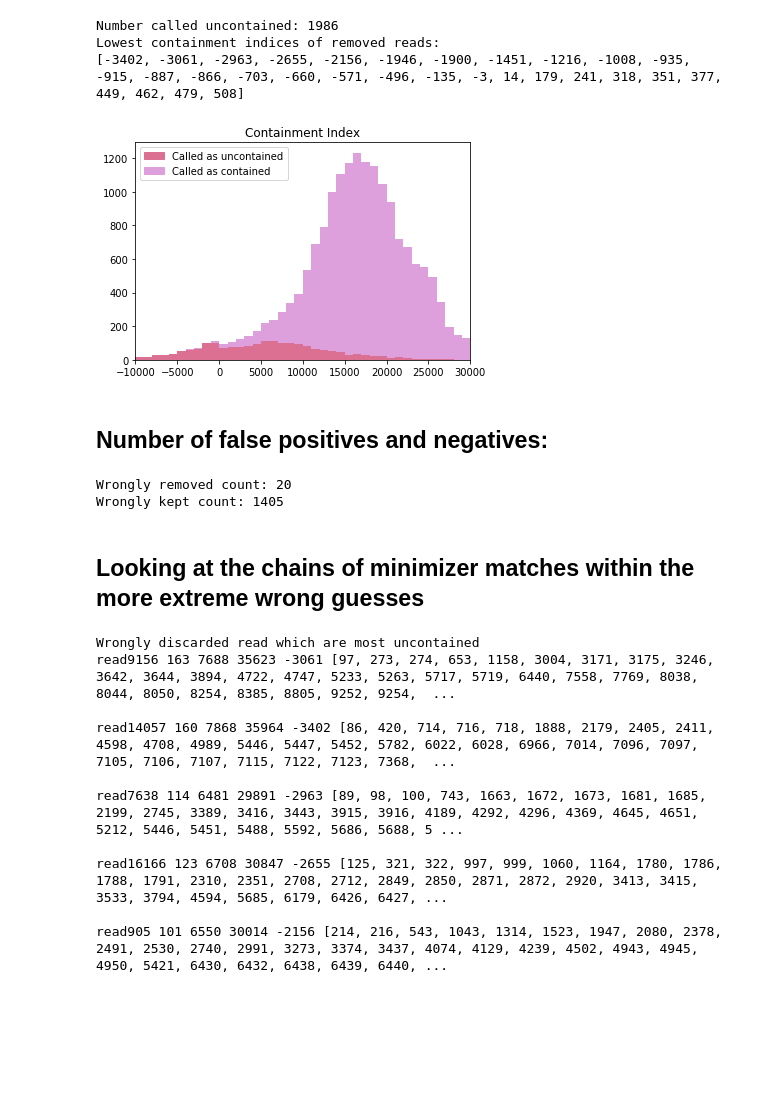
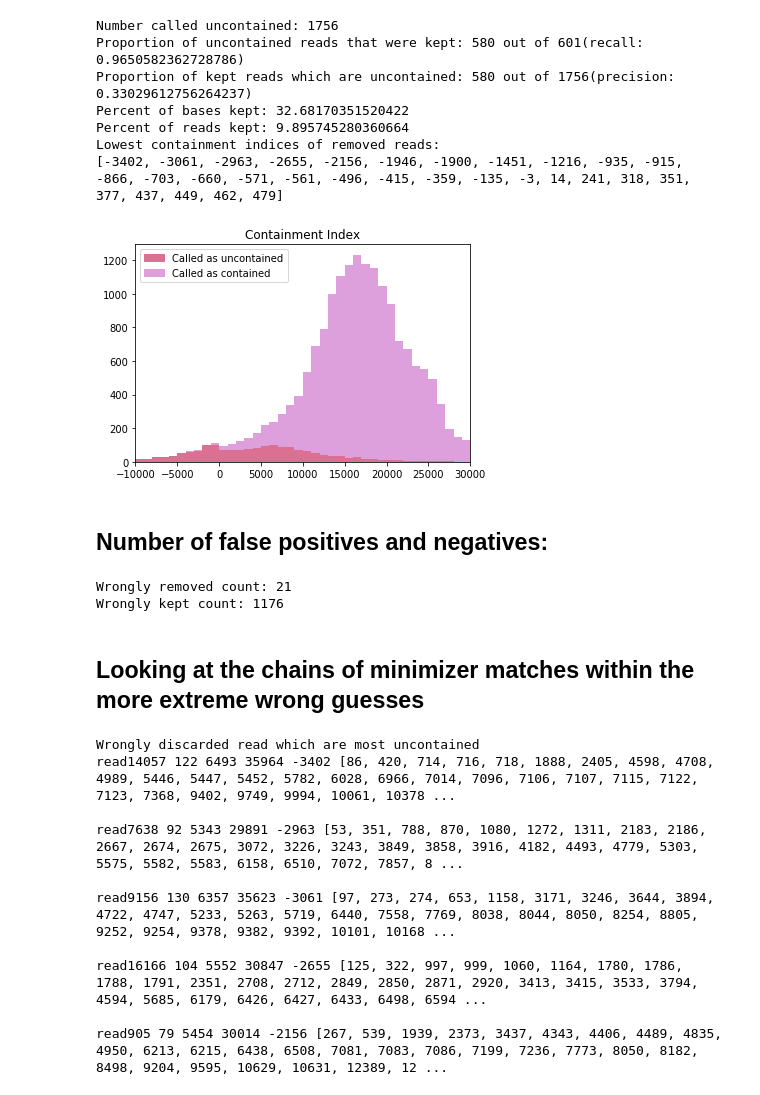
Before and after one commit to mkirsche/LongReadFilter, a Jupyter notebook: visualization/SieveResults.ipynb, the cells around one changed output. Drawn from its saved outputs; the diff is of its cells as text; code cells hidden in the pictures; blank space fills up the shorter version.

```diff
--- a/visualization/SieveResults.ipynb
+++ b/visualization/SieveResults.ipynb
@@ -12,7 +12,8 @@ containmentIndex = []
 names = []
 lens = []
 
-numContained,  numUncontained = 0, 0
+numContained, numUncontained = 0, 0
+sumContained, sumUncontained = 0, 0
 
 nameToScore = dict()
 nameToIndex = dict()
@@ -22,19 +23,27 @@ with open(scorefn) as f:
     for line in f:
         tokens = line.split()
         curScore = int(tokens[1])
-        lens.append(int(tokens[3])-int(tokens[2]))
+        curLen = int(tokens[3])-int(tokens[2])
+        lens.append(curLen)
         containmentIndex.append(curScore)
         names.append(tokens[0])
         nameToScore[tokens[0]] = curScore
         nameToIndex[tokens[0]] = index
         if curScore >= 0:
             numContained += 1
+            sumContained += curLen
         else:
             numUncontained += 1
+            sumUncontained += curLen
         index += 1
+
+totLength = sumContained + sumUncontained
 
 print('Number of contained reads: ' + str(numContained))
 print('Number of uncontained reads: ' + str(numUncontained))
+print('Total length of contained reads: ' + str(sumContained))
+print('Total length of uncontained reads: ' + str(sumUncontained))
+print('Perecent of total length uncontained: ' + str(float(sumUncontained * 100) / float(totLength)))
 
 plt.hist(containmentIndex, bins = buckets, color = 'mediumaquamarine')
 plt.title('Containment Index')
@@ -51,6 +71,8 @@ import matplotlib.patches as mpatches
 
 uncontainedCI = []
 containedCI = []
+
+myUncontainedLen = 0
 
 resultsfn = '/home/mkirsche/eclipse-workspace/PacBioHashing/uncontainedreadnames.txt'
 
@@ -61,36 +83,57 @@ with open(resultsfn) as f:
         uncontainedNames.add(line.split()[0])
 
 print('Number called uncontained: ' + str(len(uncontainedNames)))
 
+tp = 0
+
 for a in nameToScore:
     b = nameToScore[a]
     if a in uncontainedNames:
         uncontainedCI.append(b)
+        myUncontainedLen += lens[nameToIndex[a]]
+        if b < 0:
+            tp += 1
     else:
         containedCI.append(b)
+
+recall = float(tp) / float(numUncontained)
+precision = float(tp) / float(len(uncontainedNames))
+
+print('Proportion of uncontained reads that were kept: ' + str(tp) + ' out of ' + str(numUncontained) + '(recall: ' + str(recall) + ')')
+print('Proportion of kept reads which are uncontained: ' + str(tp) + ' out of ' + str(len(uncontainedNames)) + '(precision: ' + str(precision) + ')')
+
+
+print('Percent of bases kept: '+ str(float(myUncontainedLen * 100) / float(totLength)))
+print('Percent of reads kept: '+ str(float(len(uncontainedCI) * 100) / float(numContained + numUncontained)))
 
 colors = ['palevioletred', 'plum']
 
 containedCI.sort()
 print('Lowest containment indices of removed reads:')
 print(containedCI[0:30])
+
+uncontainedCI.sort()
 
 plt.hist([uncontainedCI, containedCI], color = colors , bins = buckets, stacked = True)
 
 labels = ['Called as uncontained', 'Called as contained']
 legendHandles = []
 for i in range(0, len(colors)):
     legendHandles.append(mpatches.Patch(color=colors[i], label=labels[i]))
 plt.legend(handles=legendHandles)
 plt.title('Containment Index')
 plt.xlim(-10000, 30000)
 
 plt.show()
 # %% [output]
-Number called uncontained: 1986
+Number called uncontained: 1756
+Proportion of uncontained reads that were kept: 580 out of 601(recall: 0.9650582362728786)
+Proportion of kept reads which are uncontained: 580 out of 1756(precision: 0.33029612756264237)
+Percent of bases kept: 32.68170351520422
+Percent of reads kept: 9.895745280360664
 Lowest containment indices of removed reads:
-[-3402, -3061, -2963, -2655, -2156, -1946, -1900, -1451, -1216, -1008, -935, -915, -887, -866, -703, -660, -571, -496, -135, -3, 14, 179, 241, 318, 351, 377, 449, 462, 479, 508]
+[-3402, -3061, -2963, -2655, -2156, -1946, -1900, -1451, -1216, -935, -915, -866, -703, -660, -571, -561, -496, -415, -359, -135, -3, 14, 241, 318, 351, 377, 437, 449, 462, 479]
-[figure, old version]
+[figure, new version]
 # %% [markdown]
 ## Number of false positives and negatives:
 # %%
@@ -107,8 +150,8 @@ for name in nameToScore:
 print('Wrongly removed count: ' + str(len(wronglyRemovedNames)))
 print('Wrongly kept count: ' + str(len(wronglyKeptNames)))
 # %% [output]
-Wrongly removed count: 20
-Wrongly kept count: 1405
+Wrongly removed count: 21
+Wrongly kept count: 1176
 # %% [markdown]
 ## Looking at the chains of minimizer matches within the more extreme wrong guesses
 # %%
@@ -122,7 +165,7 @@ with open(logfile) as f:
 # %%
 print('Wrongly discarded read which are most uncontained')
 for name in wronglyRemovedNames:
-    if name in nameToLog and nameToScore[name] < -2000:
+    if name in nameToLog and nameToScore[name] < 0 and nameToScore[name] < containedCI[5]:
         tokens = nameToLog[name]
         longestChain = int(tokens[1])
         numMinimizers = int(tokens[5])
@@ -133,15 +176,15 @@ for name in wronglyRemovedNames:
         print('')
 # %% [output]
 Wrongly discarded read which are most uncontained
-read9156 163 7688 35623 -3061 [97, 273, 274, 653, 1158, 3004, 3171, 3175, 3246, 3642, 3644, 3894, 4722, 4747, 5233, 5263, 5717, 5719, 6440, 7558, 7769, 8038, 8044, 8050, 8254, 8385, 8805, 9252, 9254,  ...
+read14057 122 6493 35964 -3402 [86, 420, 714, 716, 718, 1888, 2405, 4598, 4708, 4989, 5446, 5447, 5452, 5782, 6028, 6966, 7014, 7096, 7106, 7107, 7115, 7122, 7123, 7368, 9402, 9749, 9994, 10061, 10378 ...
 
-read14057 160 7868 35964 -3402 [86, 420, 714, 716, 718, 1888, 2179, 2405, 2411, 4598, 4708, 4989, 5446, 5447, 5452, 5782, 6022, 6028, 6966, 7014, 7096, 7097, 7105, 7106, 7107, 7115, 7122, 7123, 7368,  ...
+read7638 92 5343 29891 -2963 [53, 351, 788, 870, 1080, 1272, 1311, 2183, 2186, 2667, 2674, 2675, 3072, 3226, 3243, 3849, 3858, 3916, 4182, 4493, 4779, 5303, 5575, 5582, 5583, 6158, 6510, 7072, 7857, 8 ...
 
-read7638 114 6481 29891 -2963 [89, 98, 100, 743, 1663, 1672, 1673, 1681, 1685, 2199, 2745, 3389, 3416, 3443, 3915, 3916, 4189, 4292, 4296, 4369, 4645, 4651, 5212, 5446, 5451, 5488, 5592, 5686, 5688, 5 ...
+read9156 130 6357 35623 -3061 [97, 273, 274, 653, 1158, 3171, 3246, 3644, 3894, 4722, 4747, 5233, 5263, 5719, 6440, 7558, 7769, 8038, 8044, 8050, 8254, 8805, 9252, 9254, 9378, 9382, 9392, 10101, 10168 ...
 
-read16166 123 6708 30847 -2655 [125, 321, 322, 997, 999, 1060, 1164, 1780, 1786, 1788, 1791, 2310, 2351, 2708, 2712, 2849, 2850, 2871, 2872, 2920, 3413, 3415, 3533, 3794, 4594, 5685, 6179, 6426, 6427, ...
+read16166 104 5552 30847 -2655 [125, 322, 997, 999, 1060, 1164, 1780, 1786, 1788, 1791, 2351, 2708, 2712, 2849, 2850, 2871, 2920, 3413, 3415, 3533, 3794, 4594, 5685, 6179, 6426, 6427, 6433, 6498, 6594 ...
 
-read905 101 6550 30014 -2156 [214, 216, 543, 1043, 1314, 1523, 1947, 2080, 2378, 2491, 2530, 2740, 2991, 3273, 3374, 3437, 4074, 4129, 4239, 4502, 4943, 4945, 4950, 5421, 6430, 6432, 6438, 6439, 6440, ...
+read905 79 5454 30014 -2156 [267, 539, 1939, 2373, 3437, 4343, 4406, 4489, 4835, 4950, 6213, 6215, 6438, 6508, 7081, 7083, 7086, 7199, 7236, 7773, 8050, 8182, 8498, 9204, 9595, 10629, 10631, 12389, 12 ...
 # %%
 print('Wrongly kept reads which are most contained')
 for name in wronglyKeptNames:
```
Also changed, not shown: parts of 6 cells of this notebook, 9 other files.
